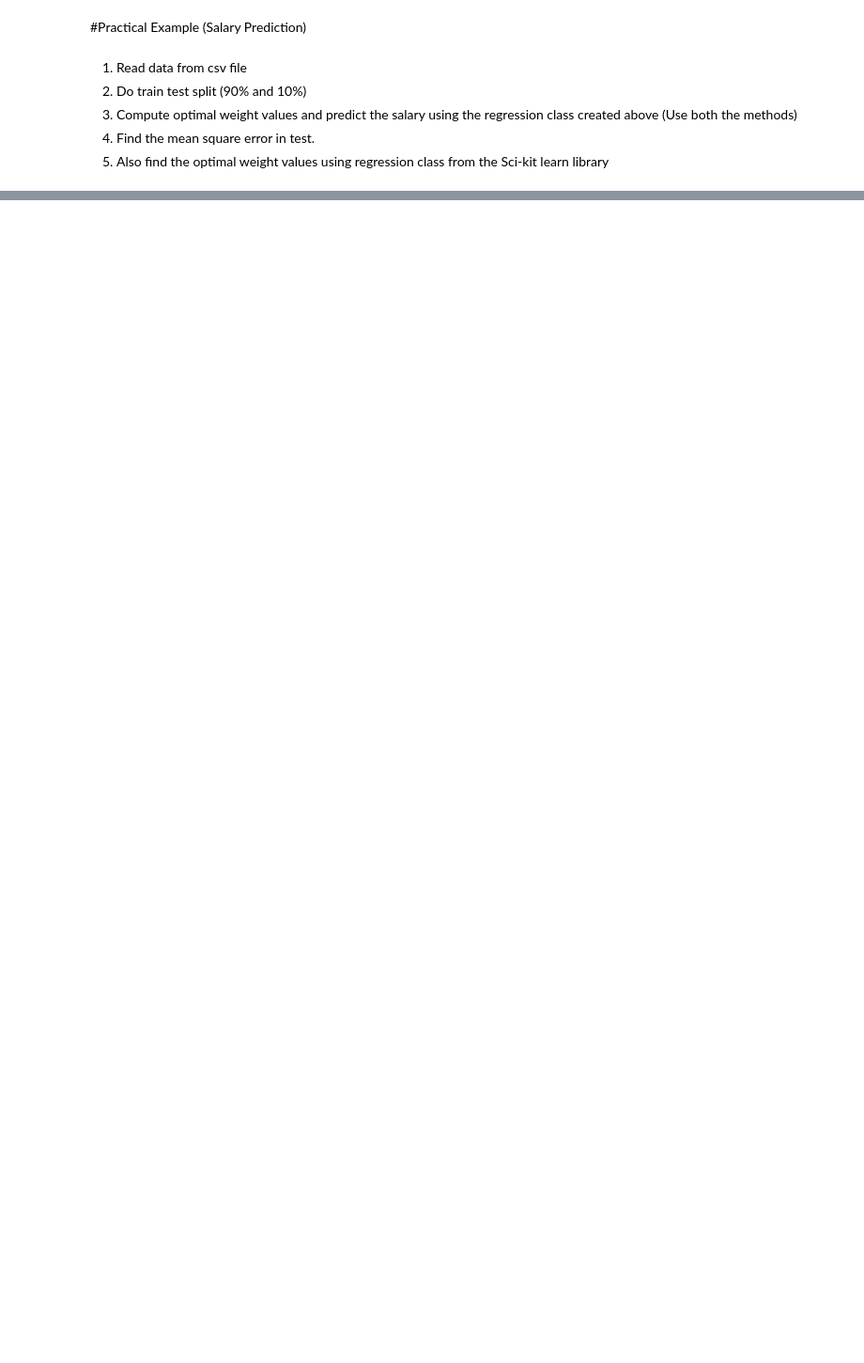
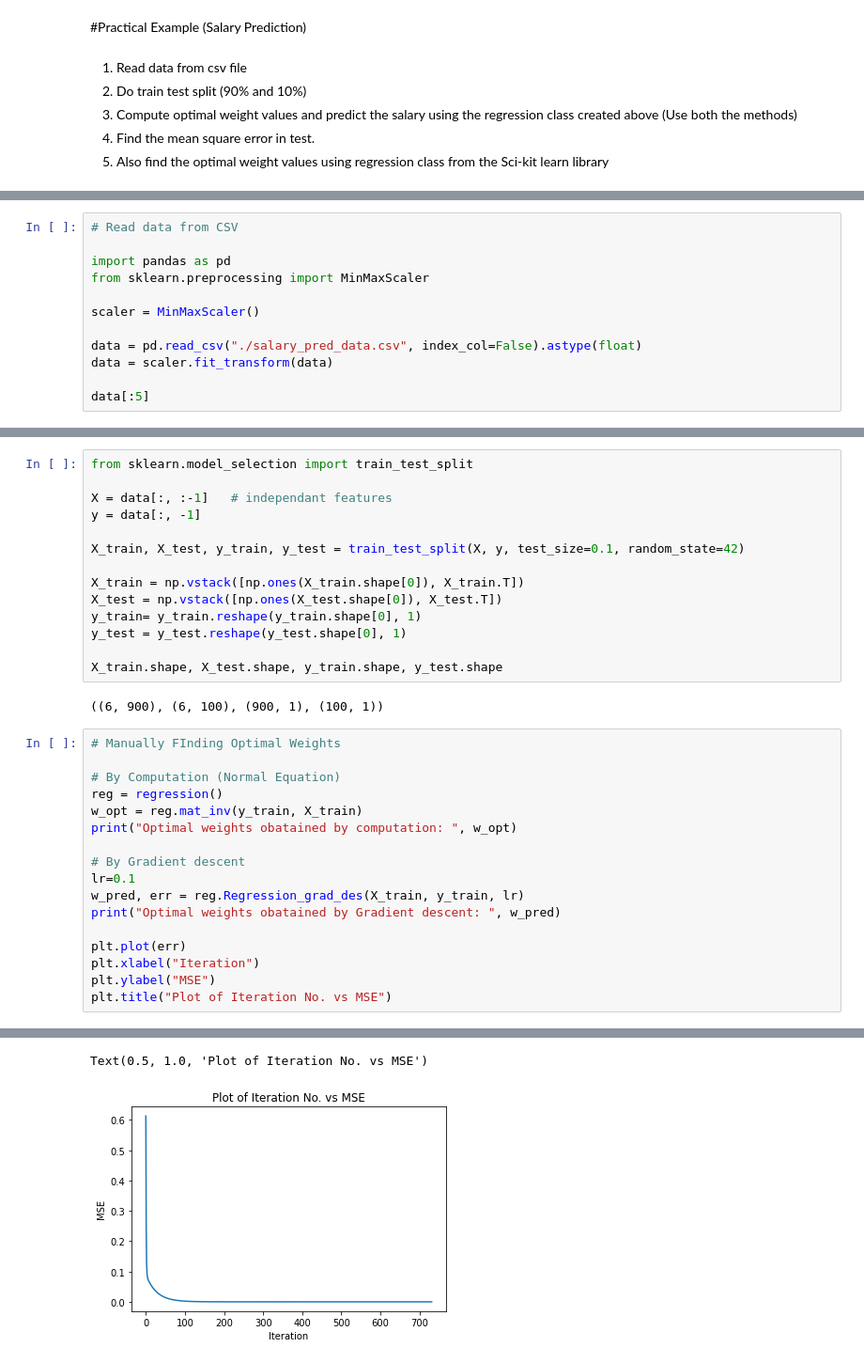
Before and after one commit to shashankp28/PRML-Lab-22, a Jupyter notebook: Assignment_5/Lab_5_Regression.ipynb, the cells around one changed output, grey strips where cells are left out. Shown at 94% size. Cells and saved outputs as stored; diff of their text form; blank space fills up the shorter version.

```diff
--- a/Assignment_5/Lab_5_Regression.ipynb
+++ b/Assignment_5/Lab_5_Regression.ipynb
@@ -573,0 +582,12 @@ Optimal weights obatained by Gradient descent :  [[1.04871051]
+# %%
+# Read data from CSV
+
+import pandas as pd
+from sklearn.preprocessing import MinMaxScaler
+
+scaler = MinMaxScaler()
+
+data = pd.read_csv("./salary_pred_data.csv", index_col=False).astype(float)
+data = scaler.fit_transform(data)
+
+data[:5]
@@ -573,0 +605,34 @@ Optimal weights obatained by Gradient descent :  [[1.04871051]
+# %%
+from sklearn.model_selection import train_test_split
+
+X = data[:, :-1]   # independant features
+y = data[:, -1]
+
+X_train, X_test, y_train, y_test = train_test_split(X, y, test_size=0.1, random_state=42)
+
+X_train = np.vstack([np.ones(X_train.shape[0]), X_train.T])
+X_test = np.vstack([np.ones(X_test.shape[0]), X_test.T])
+y_train= y_train.reshape(y_train.shape[0], 1)
+y_test = y_test.reshape(y_test.shape[0], 1)
+
+X_train.shape, X_test.shape, y_train.shape, y_test.shape
+# %% [output]
+((6, 900), (6, 100), (900, 1), (100, 1))
+# %%
+# Manually FInding Optimal Weights
+
+# By Computation (Normal Equation)
+reg = regression()
+w_opt = reg.mat_inv(y_train, X_train)
+print("Optimal weights obatained by computation: ", w_opt)
+
+# By Gradient descent
+lr=0.1
+w_pred, err = reg.Regression_grad_des(X_train, y_train, lr)
+print("Optimal weights obatained by Gradient descent: ", w_pred)
+
+plt.plot(err)
+plt.xlabel("Iteration")
+plt.ylabel("MSE")
+plt.title("Plot of Iteration No. vs MSE")
+# %% [output]
@@ -573,0 +651,2 @@ Optimal weights obatained by Gradient descent :  [[1.04871051]
+Text(0.5, 1.0, 'Plot of Iteration No. vs MSE')
+[figure, added]
```
Also changed, not shown: parts of 14 cells of this notebook, 2 other files.
